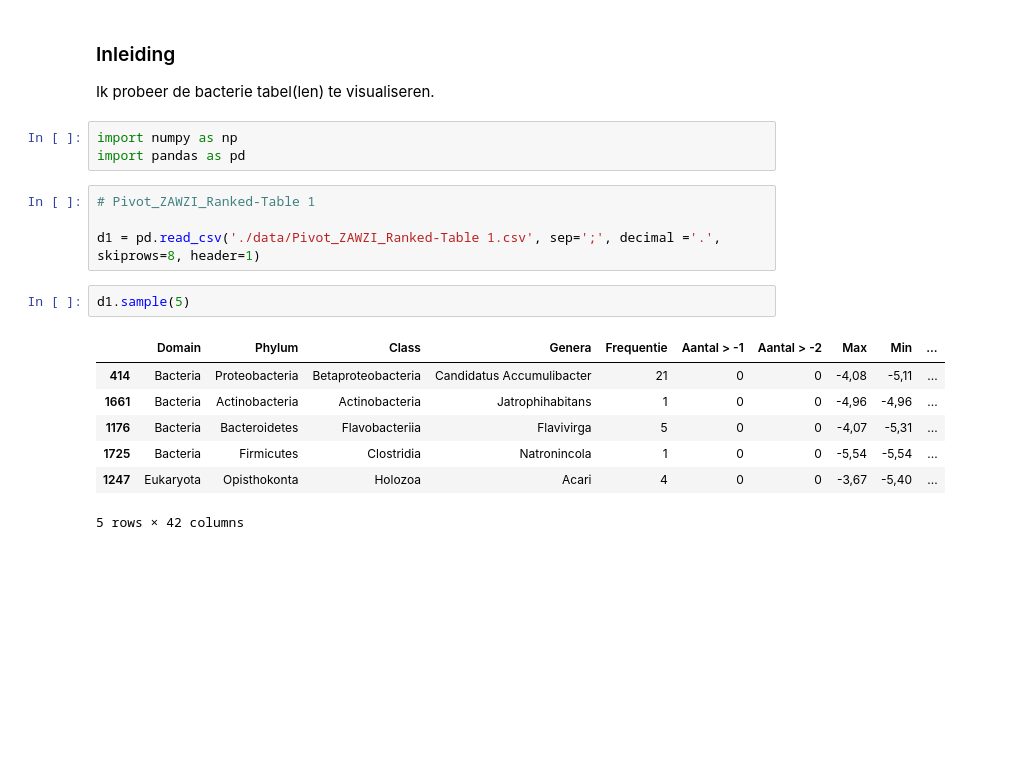
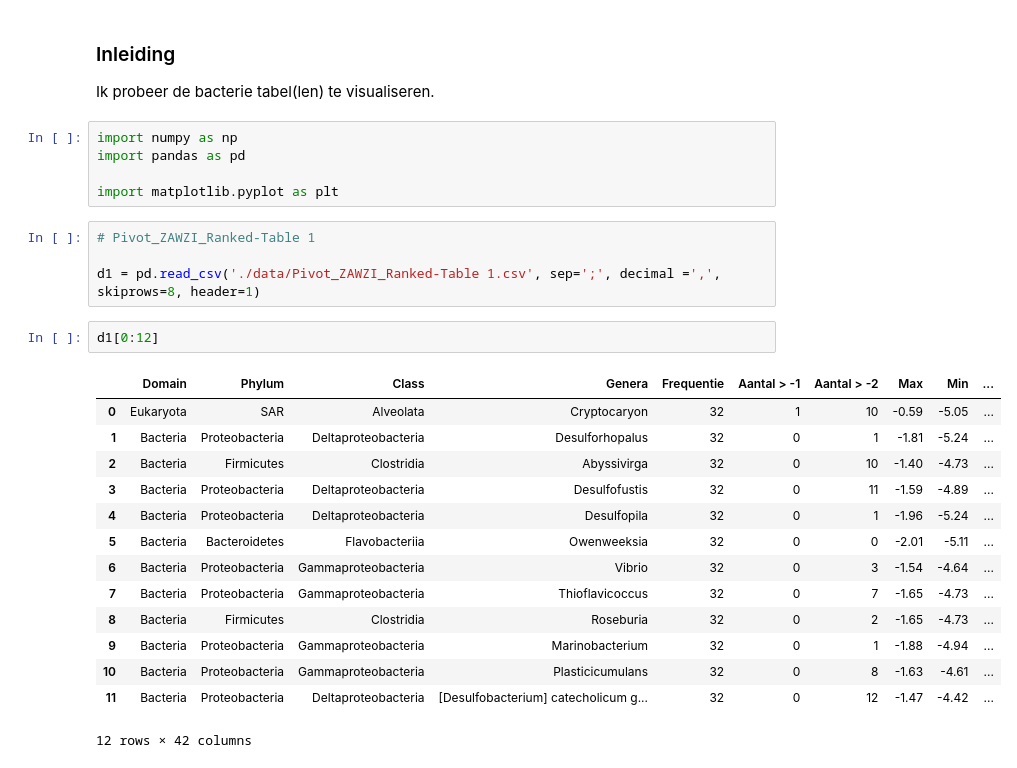
Before and after one commit to KennisnetwerkDataScience/Waterlaboratorium-Noord-IoT, a Jupyter notebook: Team1/clemens-01.ipynb, the cells around one changed output. Saved outputs shown, nothing was run; the diff lists cells and outputs as text; blank space fills up the shorter version.

```diff
--- a/Team1/clemens-01.ipynb
+++ b/Team1/clemens-01.ipynb
@@ -5,17 +5,26 @@ Ik probeer de bacterie tabel(len) te visualiseren.
 # %%
 import numpy as np
 import pandas as pd
+
+import matplotlib.pyplot as plt
 # %%
 # Pivot_ZAWZI_Ranked-Table 1
 
-d1 = pd.read_csv('./data/Pivot_ZAWZI_Ranked-Table 1.csv', sep=';', decimal ='.', skiprows=8, header=1)
+d1 = pd.read_csv('./data/Pivot_ZAWZI_Ranked-Table 1.csv', sep=';', decimal =',', skiprows=8, header=1)
-# %%
-d1.sample(5)
-# %% [output]
-|  | Domain | Phylum | Class | Genera | Frequentie | Aantal > -1 | Aantal > -2 | Max | Min | ... |
-| 414 | Bacteria | Proteobacteria | Betaproteobacteria | Candidatus Accumulibacter | 21 | 0 | 0 | -4,08 | -5,11 | ... |
-| 1661 | Bacteria | Actinobacteria | Actinobacteria | Jatrophihabitans | 1 | 0 | 0 | -4,96 | -4,96 | ... |
-| 1176 | Bacteria | Bacteroidetes | Flavobacteriia | Flavivirga | 5 | 0 | 0 | -4,07 | -5,31 | ... |
-| 1725 | Bacteria | Firmicutes | Clostridia | Natronincola | 1 | 0 | 0 | -5,54 | -5,54 | ... |
-| 1247 | Eukaryota | Opisthokonta | Holozoa | Acari | 4 | 0 | 0 | -3,67 | -5,40 | ... |
-5 rows × 42 columns
+# %%
+d1[0:12]
+# %% [output]
+|  | Domain | Phylum | Class | Genera | Frequentie | Aantal > -1 | Aantal > -2 | Max | Min | ... |
+| 0 | Eukaryota | SAR | Alveolata | Cryptocaryon | 32 | 1 | 10 | -0.59 | -5.05 | ... |
+| 1 | Bacteria | Proteobacteria | Deltaproteobacteria | Desulforhopalus | 32 | 0 | 1 | -1.81 | -5.24 | ... |
+| 2 | Bacteria | Firmicutes | Clostridia | Abyssivirga | 32 | 0 | 10 | -1.40 | -4.73 | ... |
+| 3 | Bacteria | Proteobacteria | Deltaproteobacteria | Desulfofustis | 32 | 0 | 11 | -1.59 | -4.89 | ... |
+| 4 | Bacteria | Proteobacteria | Deltaproteobacteria | Desulfopila | 32 | 0 | 1 | -1.96 | -5.24 | ... |
+| 5 | Bacteria | Bacteroidetes | Flavobacteriia | Owenweeksia | 32 | 0 | 0 | -2.01 | -5.11 | ... |
+| 6 | Bacteria | Proteobacteria | Gammaproteobacteria | Vibrio | 32 | 0 | 3 | -1.54 | -4.64 | ... |
+| 7 | Bacteria | Proteobacteria | Gammaproteobacteria | Thioflavicoccus | 32 | 0 | 7 | -1.65 | -4.73 | ... |
+| 8 | Bacteria | Firmicutes | Clostridia | Roseburia | 32 | 0 | 2 | -1.65 | -4.73 | ... |
+| 9 | Bacteria | Proteobacteria | Gammaproteobacteria | Marinobacterium | 32 | 0 | 1 | -1.88 | -4.94 | ... |
+| 10 | Bacteria | Proteobacteria | Gammaproteobacteria | Plasticicumulans | 32 | 0 | 8 | -1.63 | -4.61 | ... |
+| 11 | Bacteria | Proteobacteria | Deltaproteobacteria | [Desulfobacterium] catecholicum g... | 32 | 0 | 12 | -1.47 | -4.42 | ... |
+12 rows × 42 columns
```
Also changed, not shown: parts of 3 cells of this notebook.
